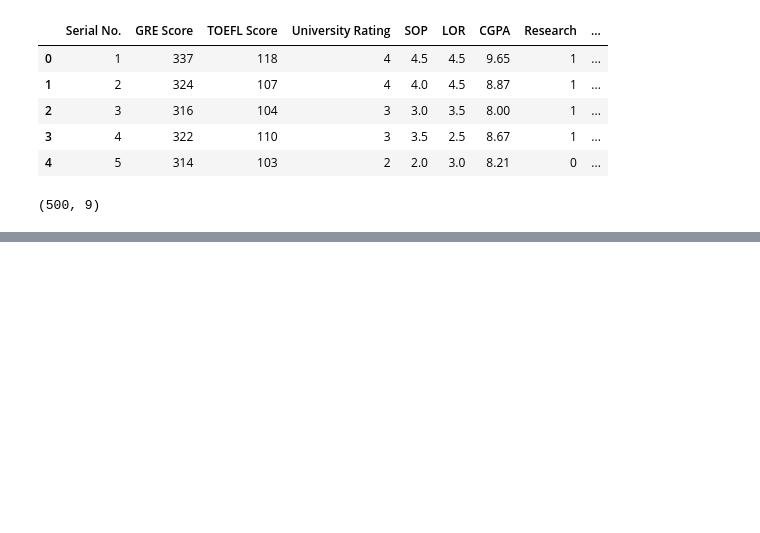
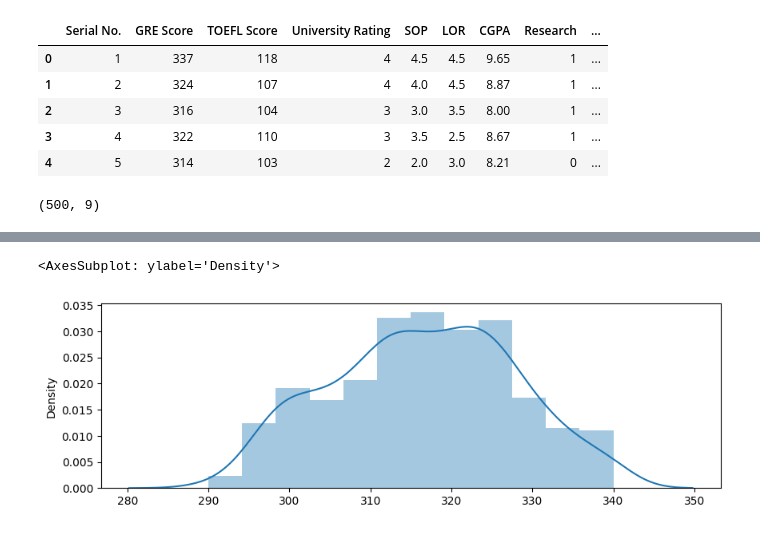
Before and after one commit to mahikshith/Jamboree-Education-classification, a Jupyter notebook: Jamboree.ipynb, the cells around one changed output, grey strips where cells are left out. Cells and saved outputs as stored; diff of their text form; code cells hidden in the pictures; blank space fills up the shorter version.

```diff
--- a/Jamboree.ipynb
+++ b/Jamboree.ipynb
@@ -30,0 +155,6 @@ df.shape
+# %%
+plt.figure(figsize=(10,3))
+sns.distplot(x=df["gre score"])
+# %% [output]
+<AxesSubplot: ylabel='Density'>
+[figure, added]
```
Also changed, not shown: parts of 34 cells of this notebook.
